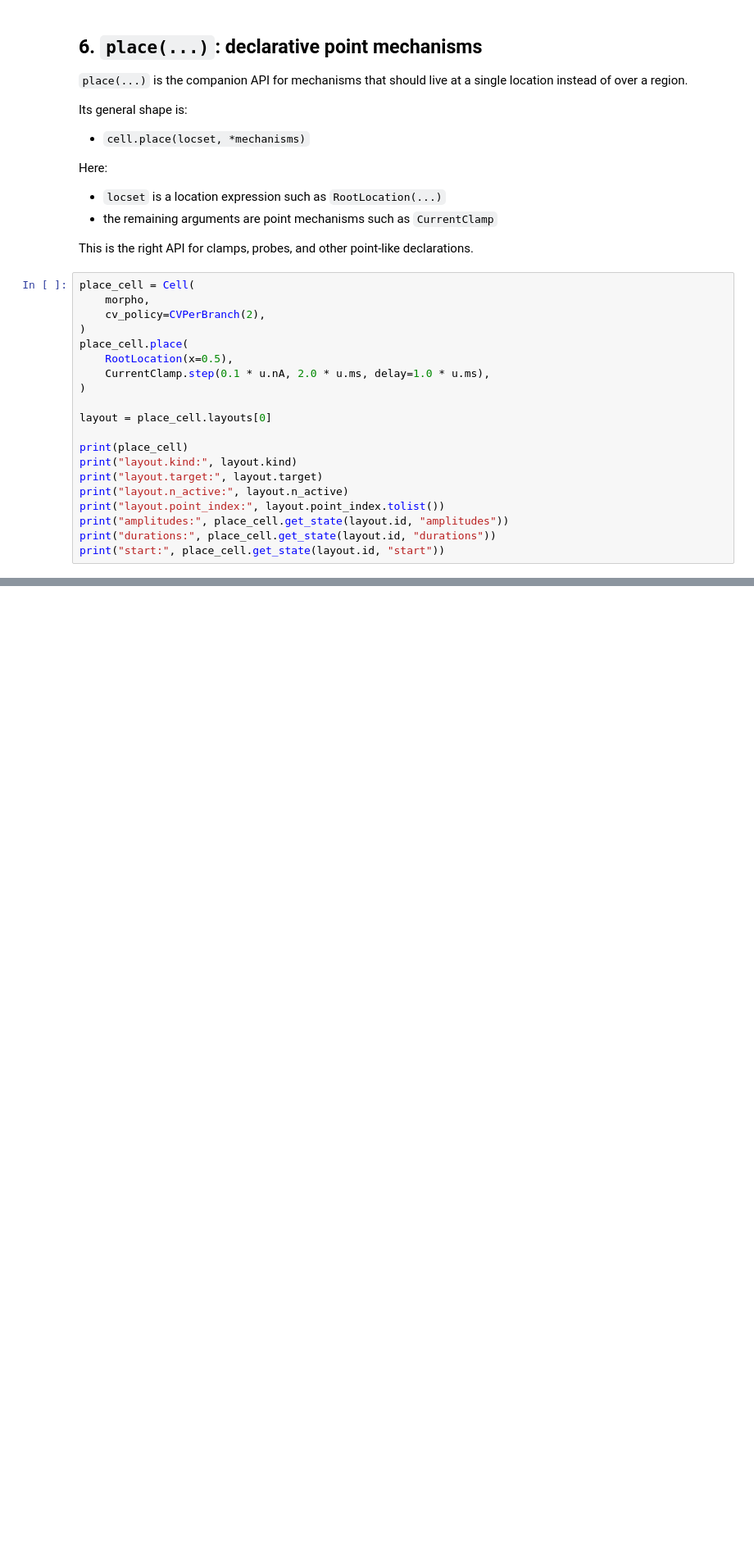
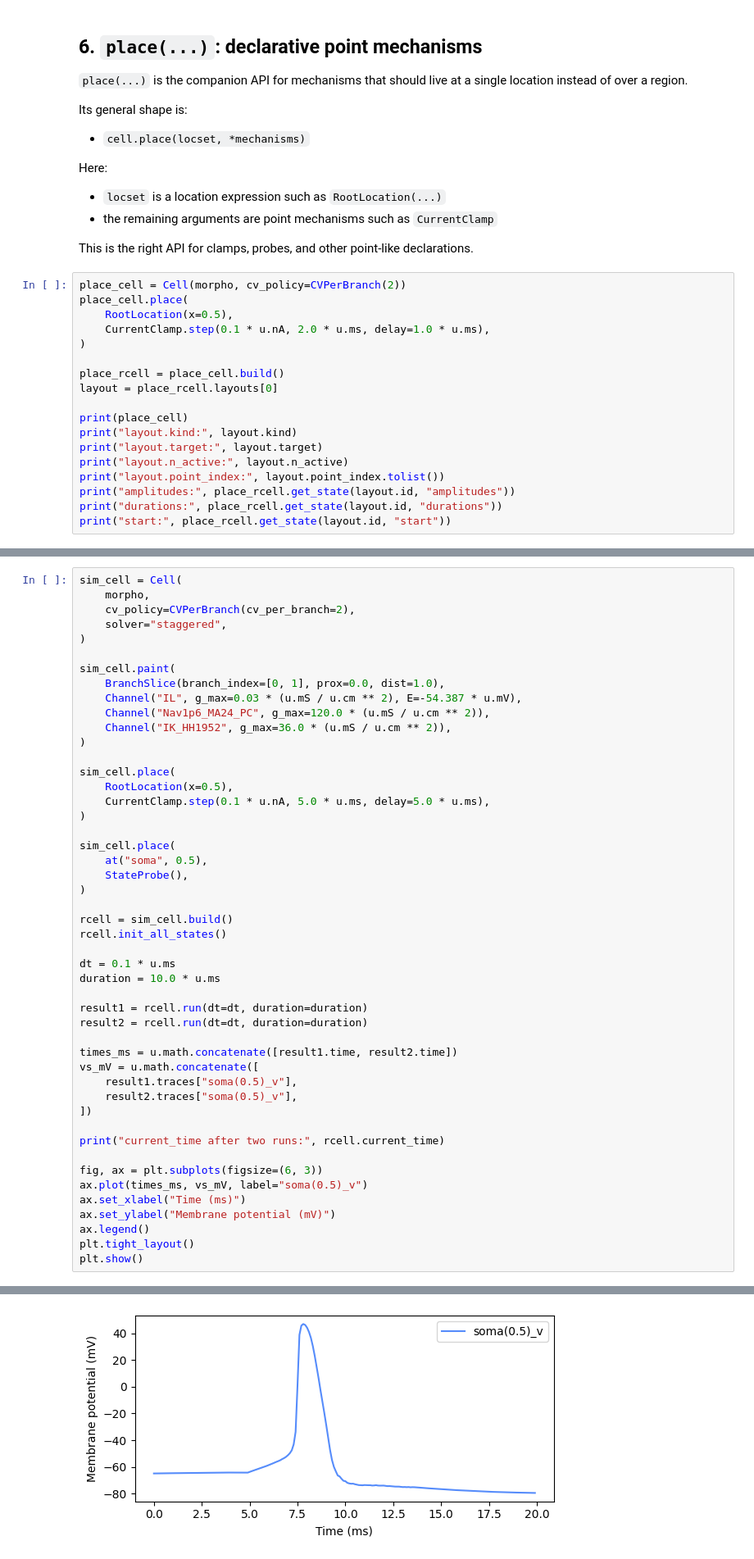
Before and after one commit to chaobrain/braincell, a Jupyter notebook: examples/multi_compartment/2.cell.ipynb, the cells around one changed output, grey strips where cells are left out. Shown at 82% size. Saved outputs shown, nothing was run; the diff lists cells and outputs as text; blank space fills up the shorter version.

Commit message:
feat(multi-compartment): refactor build process to lower Cell into RunnableCell

```diff
--- a/examples/multi_compartment/2.cell.ipynb
+++ b/examples/multi_compartment/2.cell.ipynb
@@ -315,22 +324,20 @@ Here:
 
 This is the right API for clamps, probes, and other point-like declarations.
 # %%
-place_cell = Cell(
-    morpho,
-    cv_policy=CVPerBranch(2),
-)
+place_cell = Cell(morpho, cv_policy=CVPerBranch(2))
 place_cell.place(
     RootLocation(x=0.5),
     CurrentClamp.step(0.1 * u.nA, 2.0 * u.ms, delay=1.0 * u.ms),
 )
 
-layout = place_cell.layouts[0]
+place_rcell = place_cell.build()
+layout = place_rcell.layouts[0]
 
 print(place_cell)
 print("layout.kind:", layout.kind)
 print("layout.target:", layout.target)
 print("layout.n_active:", layout.n_active)
 print("layout.point_index:", layout.point_index.tolist())
-print("amplitudes:", place_cell.get_state(layout.id, "amplitudes"))
-print("durations:", place_cell.get_state(layout.id, "durations"))
-print("start:", place_cell.get_state(layout.id, "start"))
+print("amplitudes:", place_rcell.get_state(layout.id, "amplitudes"))
+print("durations:", place_rcell.get_state(layout.id, "durations"))
+print("start:", place_rcell.get_state(layout.id, "start"))
@@ -413,0 +370,49 @@ plt.show()
+# %%
+sim_cell = Cell(
+    morpho,
+    cv_policy=CVPerBranch(cv_per_branch=2),
+    solver="staggered",
+)
+
+sim_cell.paint(
+    BranchSlice(branch_index=[0, 1], prox=0.0, dist=1.0),
+    Channel("IL", g_max=0.03 * (u.mS / u.cm ** 2), E=-54.387 * u.mV),
+    Channel("Nav1p6_MA24_PC", g_max=120.0 * (u.mS / u.cm ** 2)),
+    Channel("IK_HH1952", g_max=36.0 * (u.mS / u.cm ** 2)),
+)
+
+sim_cell.place(
+    RootLocation(x=0.5),
+    CurrentClamp.step(0.1 * u.nA, 5.0 * u.ms, delay=5.0 * u.ms),
+)
+
+sim_cell.place(
+    at("soma", 0.5),
+    StateProbe(),
+)
+
+rcell = sim_cell.build()
+rcell.init_all_states()
+
+dt = 0.1 * u.ms
+duration = 10.0 * u.ms
+
+result1 = rcell.run(dt=dt, duration=duration)
+result2 = rcell.run(dt=dt, duration=duration)
+
+times_ms = u.math.concatenate([result1.time, result2.time])
+vs_mV = u.math.concatenate([
+    result1.traces["soma(0.5)_v"],
+    result2.traces["soma(0.5)_v"],
+])
+
+print("current_time after two runs:", rcell.current_time)
+
+fig, ax = plt.subplots(figsize=(6, 3))
+ax.plot(times_ms, vs_mV, label="soma(0.5)_v")
+ax.set_xlabel("Time (ms)")
+ax.set_ylabel("Membrane potential (mV)")
+ax.legend()
+plt.tight_layout()
+plt.show()
+# %% [output]
@@ -414,3 +420,4 @@ plt.show()
+[figure, added]
 # %% [markdown]
 ## Summary
 
```
Also changed, not shown: parts of 14 cells of this notebook, 3 other files.
